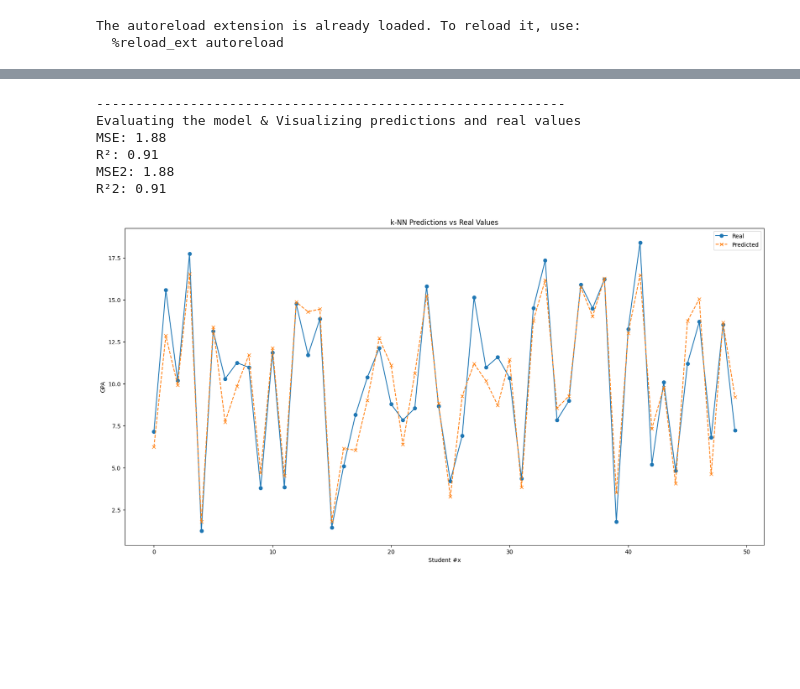
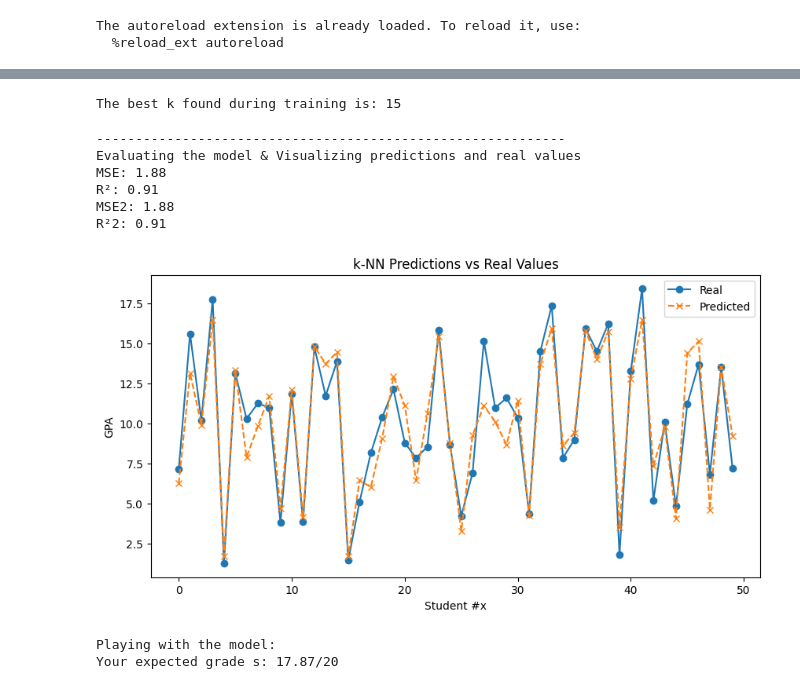
Before and after one commit to GerardoObeid/LOOCV, a Jupyter notebook: experiment.ipynb, the cells around one changed output, grey strips where cells are left out. Cells and saved outputs as stored; diff of their text form; code cells hidden in the pictures; blank space fills up the shorter version.

```diff
--- a/experiment.ipynb
+++ b/experiment.ipynb
@@ -104,44 +200,32 @@ Chosen the following variables: ['StudyTimeWeekly', 'Absences', 'Tutoring', 'Par
 # %%
-new_df = df[important_variables.index.to_list()].copy()
-
-# Adapting GPA to french grading
-new_df['GPA'] = new_df['GPA'].astype(float) * 5
-
-
-X = new_df.drop(columns=['GPA'])
-y = new_df['GPA']
-
-scaler = MinMaxScaler()
-X_scaled = scaler.fit_transform(X)
-data = {'data': X_scaled,
-        'target': y}
-
+# We use F-LOOCV to find the optimal k for our problem
 k_values = [k for k in range(1, 50)]
 model = FastLOOCV(data)
 
 scores, times  = model.do_fast_loocv(k_values=k_values, sample_size=None)
 print(f"The best k found during training is: {k_values[np.argmin(scores)]}")
+# %% [output]
+The best k found during training is: 15
 # %%
 print("--"*30)
 print("Evaluating the model & Visualizing predictions and real values")
 
 X_train, X_test, y_train, y_test = train_test_split(
-    X_scaled, y, test_size=0.2, random_state=42
+    X_scaled, y, test_size=0.15, random_state=42
 )
 
-knn = KNeighborsRegressor(n_neighbors=k_values[np.argmin(scores2)])
+knn = KNeighborsRegressor(n_neighbors=k_values[np.argmin(scores)])
 knn.fit(X_train, y_train)
+
 y_pred = knn.predict(X_test)
-
 mse = mean_squared_error(y_test, y_pred)
 r2 = r2_score(y_test, y_pred)
 print(f"MSE: {mse:.2f}")
 print(f"R²: {r2:.2f}")
 
-knn2 = Knn(num_neighbors=k_values[np.argmin(scores2)], p=2)
+knn2 = Knn(num_neighbors=k_values[np.argmin(scores)], p=2)
 knn2.fit(X_train, y_train)
 y_pred2 = knn2.predict(X_test)
-
 mse2 = mean_squared_error(y_test, y_pred2)
 r22 = r2_score(y_test, y_pred2)
 print(f"MSE2: {mse2:.2f}")
@@ -156,31 +240,37 @@ R²2: 0.91
 # %%
 
 x_axis = list(range(len(y_pred)))
-
 visualize_num = 50
 
-plt.figure(figsize=(20,10))
+plt.figure(figsize=(10,5))
 
 plt.plot(x_axis[:visualize_num], y_test[:visualize_num], marker='o', label='Real')
 plt.plot(x_axis[:visualize_num], y_pred[:visualize_num], marker='x', label='Predicted', linestyle='--')
 
 plt.xlabel('Student #x')
 plt.ylabel('GPA')
 plt.title('k-NN Predictions vs Real Values')
 plt.legend()
 plt.show()
 # %% [output]
-[figure, old version]
+[figure, new version]
 # %%
-# 'StudyTimeWeekly', 'Absences', 'Tutoring', 'ParentalSupport'
+# 'Absences', 'ParentalSupport', 'StudyTimeWeekly', 'Tutoring'
+knn = KNeighborsRegressor(n_neighbors=k_values[np.argmin(scores)])
+knn.fit(data["data"], data["target"])
+
 print("Playing with the model:")
 while True:
     study_per_week = int(input("How many hours did you study per week"))
     absences = int(input("How many times you have been absent"))
     tutoring = int(input("Do you have tutoring (0:no 1:yes)"))
     p_support = int(input("How much support you have from your parents (0low, 4 high)"))
-    features = scaler.transform([[study_per_week, absences,tutoring, p_support]])
-    print(f"Your expected grade is: {round(knn.predict(features)[0], 2)}/20")
+    features = scaler.transform([[absences, p_support, study_per_week, tutoring]])
+    y = knn.predict(features)[0]
+    print(f"Your expected grade s: {round(y, 2)}/20")
     x = input("Press e to exit or whatever to continue")
     if x == 'e':
         break
+# %% [output]
+Playing with the model:
+Your expected grade s: 17.87/20
```
Also changed, not shown: parts of 9 cells of this notebook, 3 other files.
